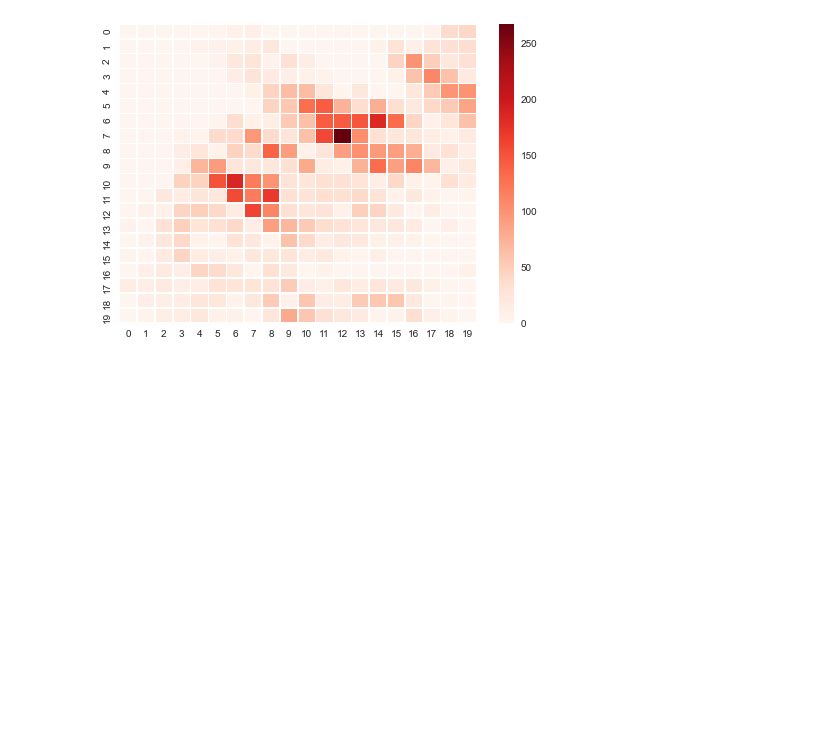
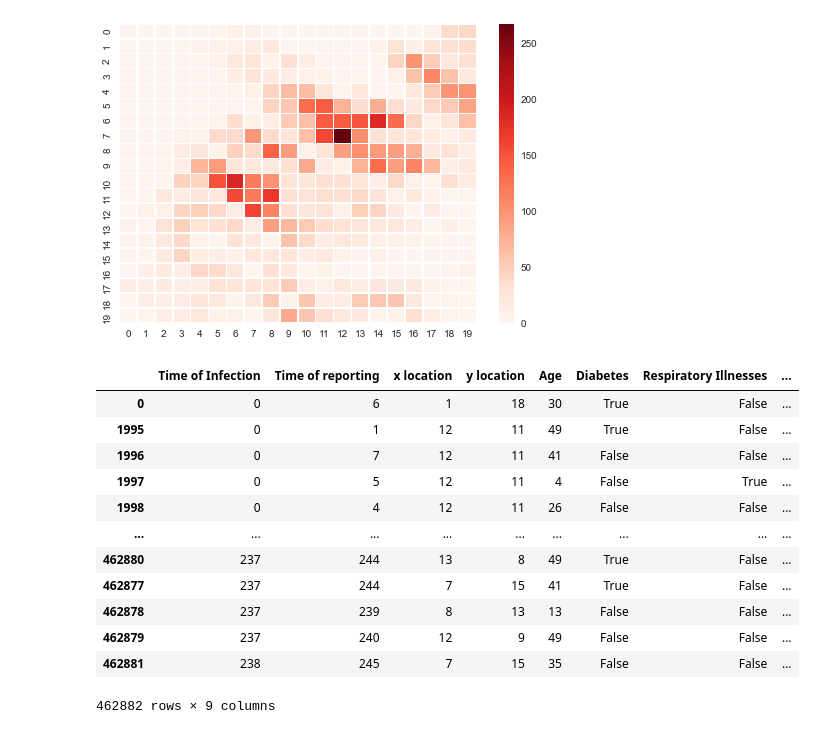
Before and after one commit to North17/Seg-Fault-NPSYPR, a Jupyter notebook: tests.ipynb, the cells around one changed output. Cells and saved outputs as stored; diff of their text form; code cells hidden in the pictures; blank space fills up the shorter version.

```diff
--- a/tests.ipynb
+++ b/tests.ipynb
@@ -246,7 +246,22 @@ figure.savefig('deaths.png')
 # %% [output]
 [figure]
 # %%
-from given_files import Population
 import pandas as pd
 
-db = read_csv('given_files\Population.csv')
+db = pd.read_csv('given_files\COVID_Dataset.csv')
+
+db.sort_values(['Time of Infection'])
+# %% [output]
+|  | Time of Infection | Time of reporting | x location | y location | Age | Diabetes | Respiratory Illnesses | ... |
+| 0 | 0 | 6 | 1 | 18 | 30 | True | False | ... |
+| 1995 | 0 | 1 | 12 | 11 | 49 | True | False | ... |
+| 1996 | 0 | 7 | 12 | 11 | 41 | False | False | ... |
+| 1997 | 0 | 5 | 12 | 11 | 4 | False | True | ... |
+| 1998 | 0 | 4 | 12 | 11 | 26 | False | False | ... |
+| ... | ... | ... | ... | ... | ... | ... | ... | ... |
+| 462880 | 237 | 244 | 13 | 8 | 49 | True | False | ... |
+| 462877 | 237 | 244 | 7 | 15 | 41 | True | False | ... |
+| 462878 | 237 | 239 | 8 | 13 | 13 | False | False | ... |
+| 462879 | 237 | 240 | 12 | 9 | 49 | False | False | ... |
+| 462881 | 238 | 245 | 7 | 15 | 35 | False | False | ... |
+462882 rows × 9 columns
```
Also changed, not shown: 1 other file.
